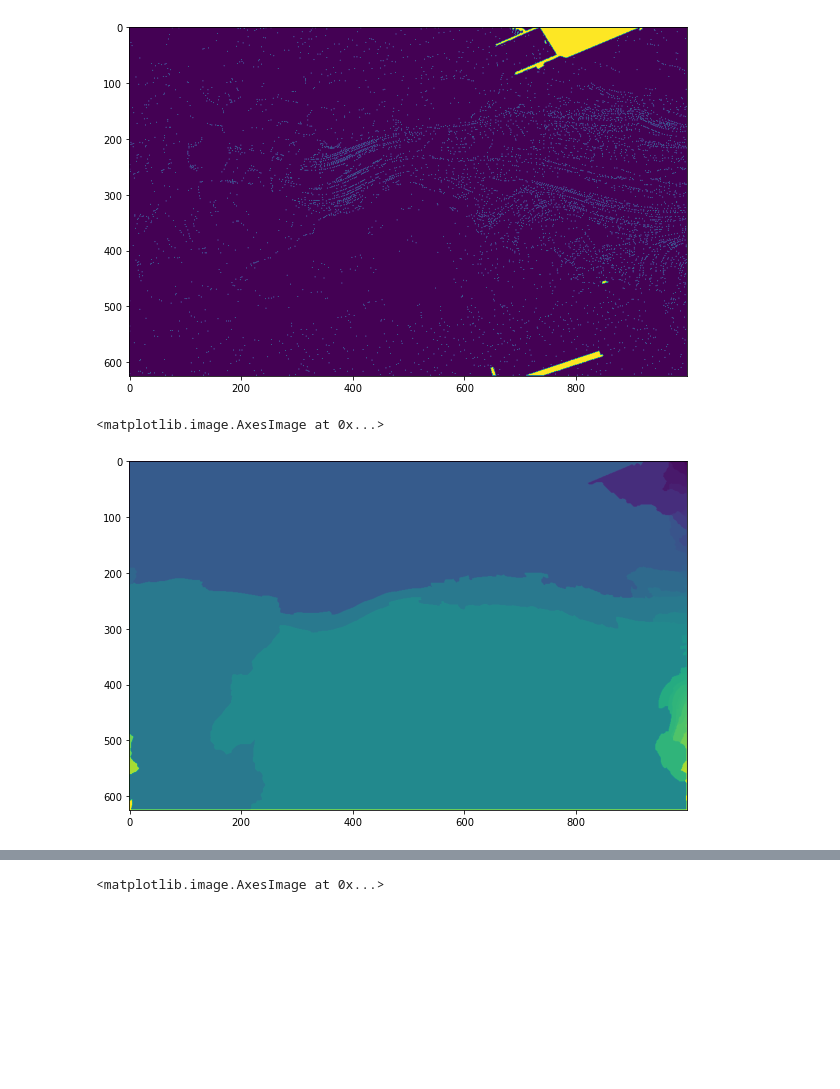
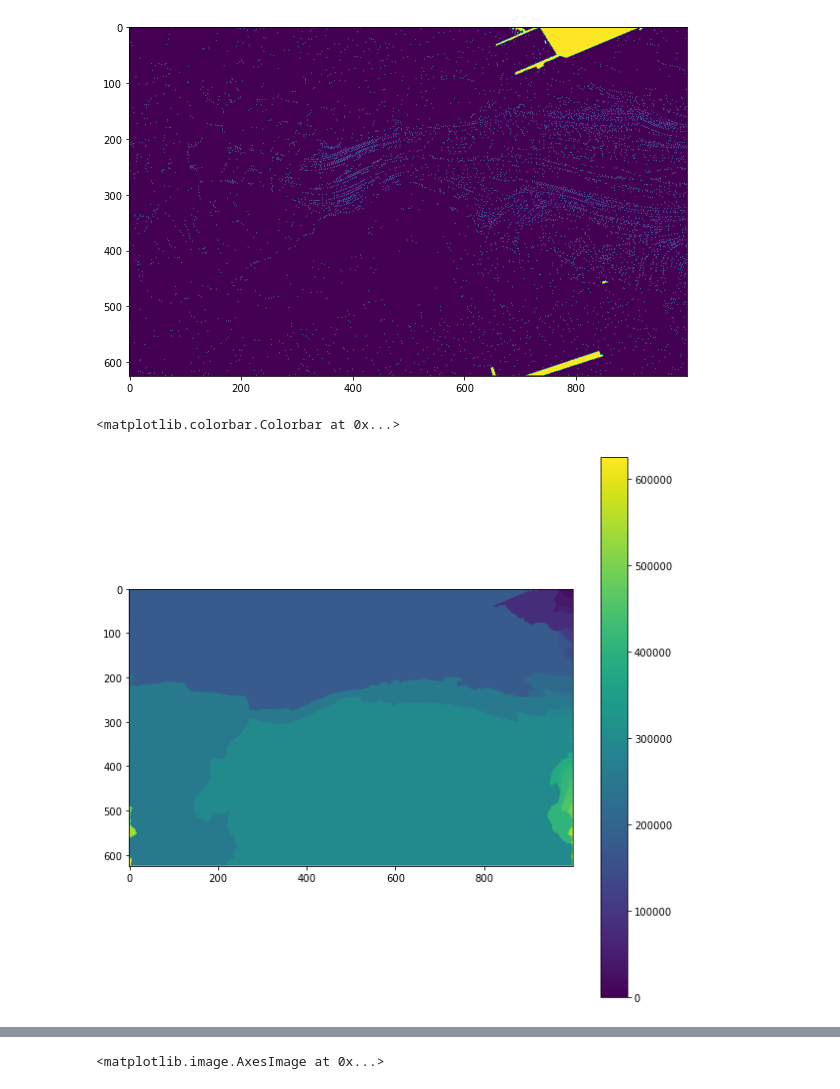
Before and after one commit to ldeo-glaciology/REMAWaterRouting, a Jupyter notebook: drainagebasins_landlab.ipynb, the cells around one changed output, grey strips where cells are left out. Saved outputs shown, nothing was run; the diff lists cells and outputs as text; code cells hidden in the pictures; blank space fills up the shorter version.

```diff
--- a/drainagebasins_landlab.ipynb
+++ b/drainagebasins_landlab.ipynb
@@ -147,6 +143,7 @@ ws = watershed.get_watershed_masks(mg)
 # %%
 plt.figure(figsize=(10,10))
 plt.imshow(ws.reshape(dem.shape))
+plt.colorbar()
 # %% [output]
-<matplotlib.image.AxesImage at 0x...>
+<matplotlib.colorbar.Colorbar at 0x...>
-[figure, old version]
+[figure, new version]
```
Also changed, not shown: parts of 17 cells of this notebook, 7 other files.
